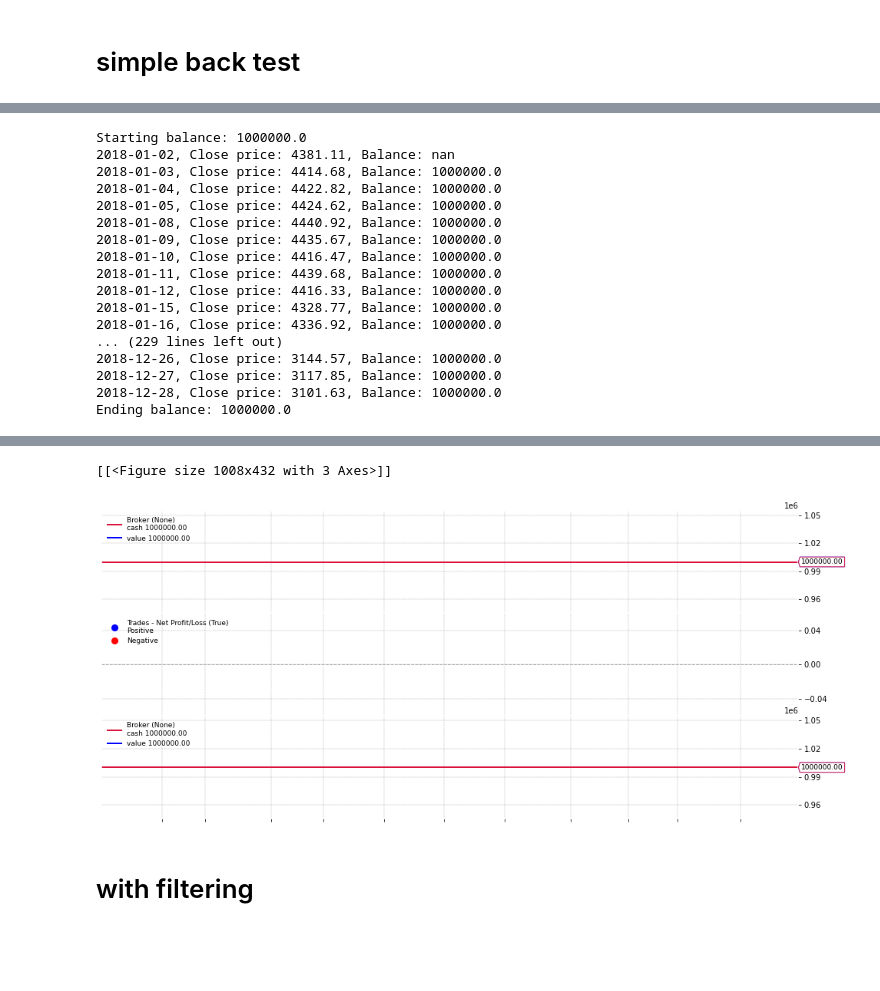
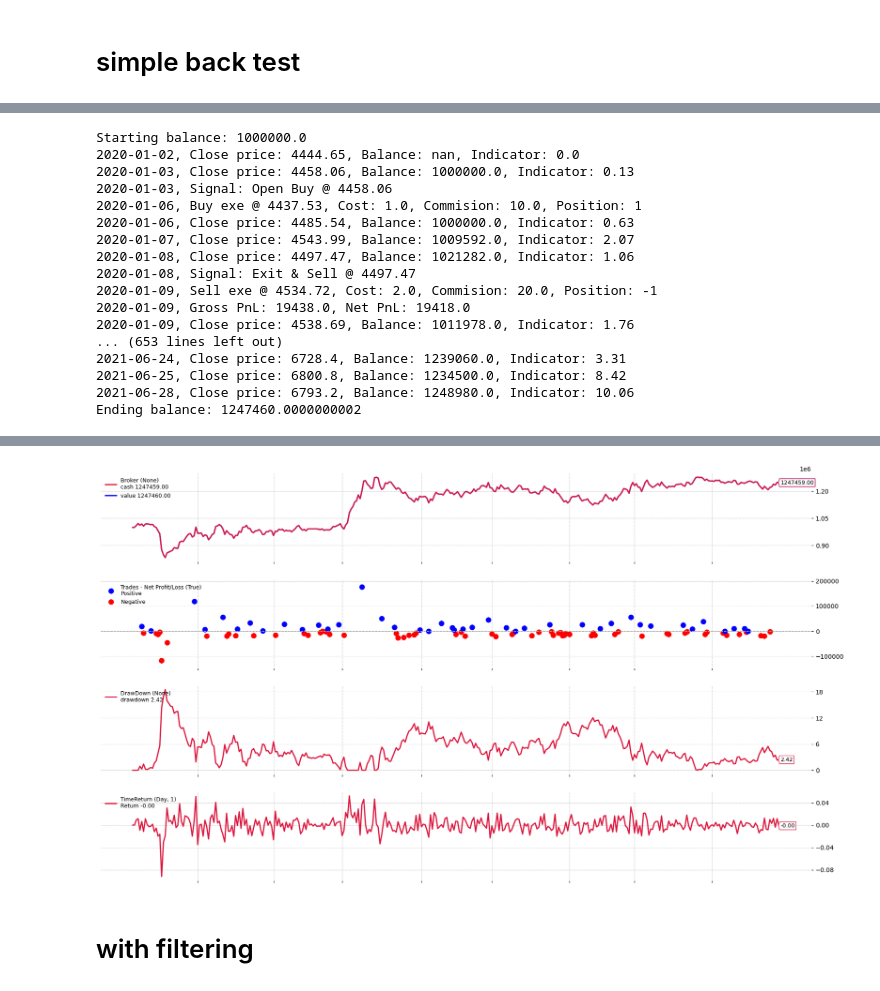
Before and after one commit to xiwenjin/CTA, a Jupyter notebook: Untitled.ipynb, the cells around one changed output, grey strips where cells are left out. Saved outputs shown, nothing was run; the diff lists cells and outputs as text; code cells hidden in the pictures; blank space fills up the shorter version.

Commit message:
updated with filter and customized plots

```diff
--- a/Untitled.ipynb
+++ b/Untitled.ipynb
@@ -86,7 +86,8 @@ class indicators:
 # %%
 class myDataFeed(bt.feeds.PandasData):
     lines = ('macd', 'signal', 'hist')
-    params = (('macd', -1), ('signal', -1), ('hist', -1))
+    params = (('macd', -1), ('signal', -1), ('hist', -1),
+              ('macd_ftd', -1), ('signal_ftd', -1), ('hist_ftd', -1),)
 
 
 class myStrat(bt.Strategy):
@@ -157,9 +158,11 @@ class myStrat(bt.Strategy):
 
 
     def next(self):
+
         self.ct += 1
         self.log('Close price: ' + str(self.dataclose[0]) +\
-                 ', Balance: ' + str(np.round(self.stats.broker.value[0], 2)))
+                 ', Balance: ' + str(np.round(self.stats.broker.value[0], 2)) +\
+                 ', Indicator: ' + str(np.round(self.ind[0], 2)))
 
         # if order is submitted or pending, we do nothing.
         if self.order:
@@ -194,8 +197,8 @@ class myStrat(bt.Strategy):
             else:
                 return
 # %%
-yr = 2018
-start, end = pd.datetime(yr, 1, 1), pd.datetime(yr, 12, 31)
+yr = 2021
+start, end = pd.datetime(yr-1, 1, 1), pd.datetime(yr, 12, 31)
 
 d50, d300, d500 = sse50[start: end], csi300[start: end], csi500[start: end]
 dwti, dbrt = wti[start: end], brt[start: end]
@@ -210,5 +213,5 @@ sig = 9
 macd, avg, hist = ind.MACD(idx.Close, fast, slow, sig)
 idx['macd'], idx['signal'], idx['hist'] = macd, avg, hist
 
-buy, sell = ind.reverse_signals(idx.Close, hist)
+buy, sell = ind.signal_reverse(idx.Close, hist)
 # %%
@@ -225,5 +229,5 @@ fplt.plot(idx, type='line', style='charles',
 # %%
-cbro = bt.Cerebro(stdstats=True)
+cbro = bt.Cerebro(stdstats=False)
 cbro.addstrategy(myStrat, col='hist')
 
 # data = bt.feeds.PandasData(dataname=idx,
@@ -232,7 +236,7 @@ cbro.addstrategy(myStrat, col='hist')
 #                            plot=False)
 
 # init data feed with my own indicators
-data = myDataFeed(dataname=d500,
+data = myDataFeed(dataname=idx,
                   fromdate=start,
                   todate=end,
                   plot=False)
@@ -241,6 +245,11 @@ data = myDataFeed(dataname=d500,
 
 cbro.adddata(data)
 cbro.addobserver(bt.observers.Broker)
+cbro.addobserver(bt.observers.Trades)
+cbro.addobserver(bt.observers.BuySell)
+cbro.addobserver(bt.observers.DrawDown)
+cbro.addobserver(bt.observers.TimeReturn)
+
 cbro.broker.setcommission(commission=10, margin=True, mult=200)
 # cbro.broker.set_slippage_perc(5e-3)
 
@@ -256,23 +265,24 @@ cbro.run()
 print('Ending balance:', str(cbro.broker.getvalue()))
 # %% [output]
 Starting balance: 1000000.0
-2018-01-02, Close price: 4381.11, Balance: nan
-2018-01-03, Close price: 4414.68, Balance: 1000000.0
-2018-01-04, Close price: 4422.82, Balance: 1000000.0
-2018-01-05, Close price: 4424.62, Balance: 1000000.0
-2018-01-08, Close price: 4440.92, Balance: 1000000.0
-2018-01-09, Close price: 4435.67, Balance: 1000000.0
-2018-01-10, Close price: 4416.47, Balance: 1000000.0
-2018-01-11, Close price: 4439.68, Balance: 1000000.0
-2018-01-12, Close price: 4416.33, Balance: 1000000.0
-2018-01-15, Close price: 4328.77, Balance: 1000000.0
-2018-01-16, Close price: 4336.92, Balance: 1000000.0
-... (229 lines left out)
-2018-12-26, Close price: 3144.57, Balance: 1000000.0
-2018-12-27, Close price: 3117.85, Balance: 1000000.0
-2018-12-28, Close price: 3101.63, Balance: 1000000.0
-Ending balance: 1000000.0
+2020-01-02, Close price: 4444.65, Balance: nan, Indicator: 0.0
+2020-01-03, Close price: 4458.06, Balance: 1000000.0, Indicator: 0.13
+2020-01-03, Signal: Open Buy @ 4458.06
+2020-01-06, Buy exe @ 4437.53, Cost: 1.0, Commision: 10.0, Position: 1
+2020-01-06, Close price: 4485.54, Balance: 1000000.0, Indicator: 0.63
+2020-01-07, Close price: 4543.99, Balance: 1009592.0, Indicator: 2.07
+2020-01-08, Close price: 4497.47, Balance: 1021282.0, Indicator: 1.06
+2020-01-08, Signal: Exit & Sell @ 4497.47
+2020-01-09, Sell exe @ 4534.72, Cost: 2.0, Commision: 20.0, Position: -1
+2020-01-09, Gross PnL: 19438.0, Net PnL: 19418.0
+2020-01-09, Close price: 4538.69, Balance: 1011978.0, Indicator: 1.76
+... (653 lines left out)
+2021-06-24, Close price: 6728.4, Balance: 1239060.0, Indicator: 3.31
+2021-06-25, Close price: 6800.8, Balance: 1234500.0, Indicator: 8.42
+2021-06-28, Close price: 6793.2, Balance: 1248980.0, Indicator: 10.06
+Ending balance: 1247460.0000000002
 # %%
-plt.rcParams['figure.figsize']=[14, 6]
-cbro.plot()
+plt.rcParams['figure.figsize']=[18,10]
+cbro.plot(iplot=False, plotdist=.2)
+%matplotlib inline
 # %% [output]
@@ -281,5 +289,4 @@ cbro.plot()
-[[<Figure size 1008x432 with 3 Axes>]]
-[figure, old version]
+[figure, new version]
 # %% [markdown]
 # with filtering
 # %%
```
Also changed, not shown: parts of 16 cells of this notebook.
